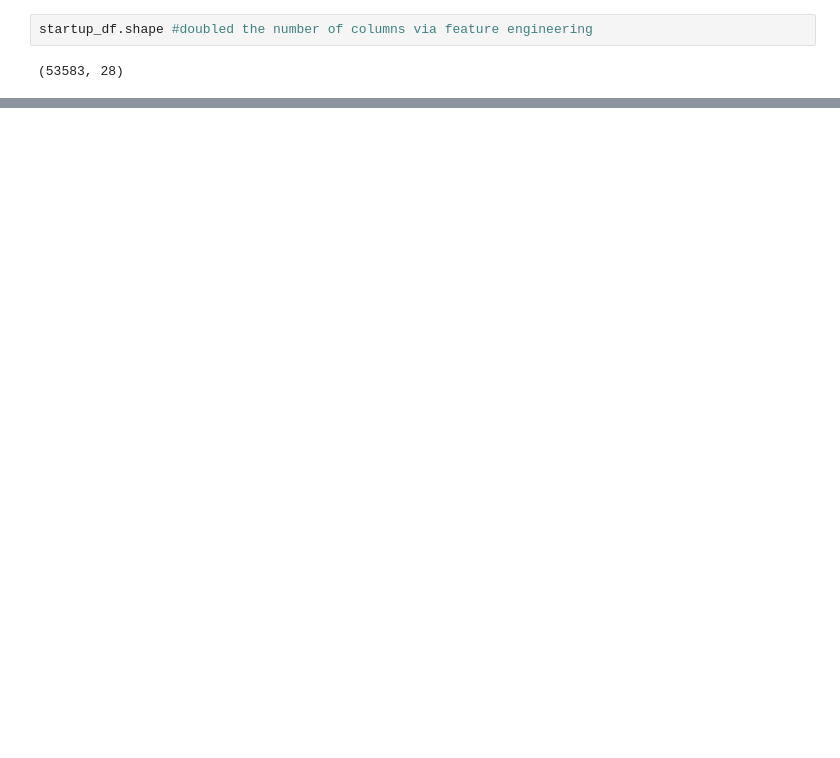
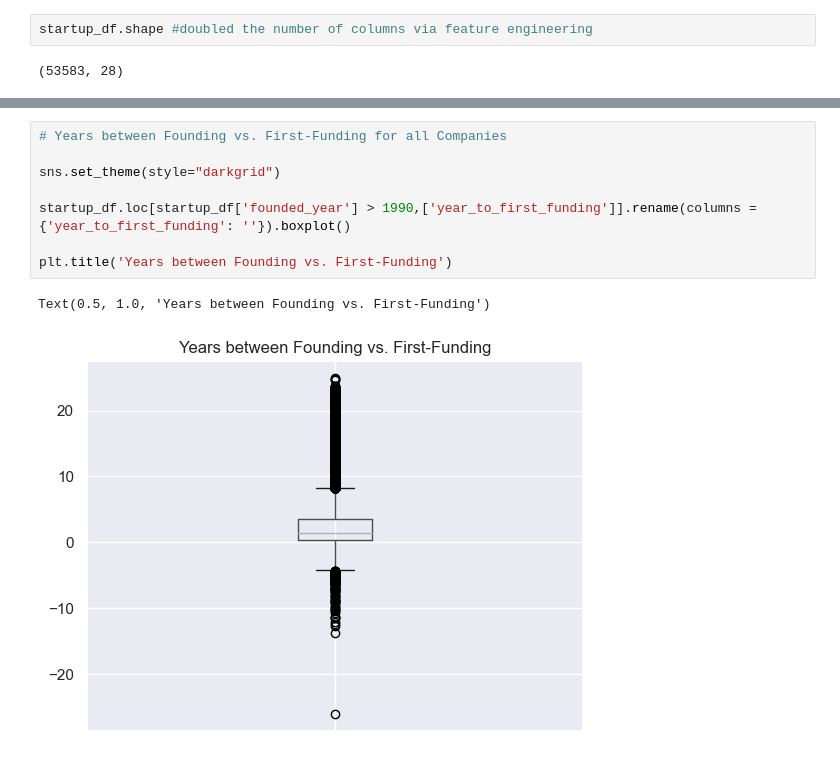
Before and after one commit to Bryce-Ferraro/Python-Project, a Jupyter notebook: Python Project - Research Question 2.ipynb, the cells around one changed output, grey strips where cells are left out. Drawn from its saved outputs; the diff is of its cells as text; blank space fills up the shorter version.

```diff
--- a/Python Project - Research Question 2.ipynb
+++ b/Python Project - Research Question 2.ipynb
@@ -187,0 +202,11 @@ startup_df_categories.head()
+# %%
+# Years between Founding vs. First-Funding for all Companies
+
+sns.set_theme(style="darkgrid")
+
+startup_df.loc[startup_df['founded_year'] > 1990,['year_to_first_funding']].rename(columns = {'year_to_first_funding': ''}).boxplot()
+
+plt.title('Years between Founding vs. First-Funding')
+# %% [output]
+Text(0.5, 1.0, 'Years between Founding vs. First-Funding')
+[figure, added]
```
Also changed, not shown: parts of 5 cells of this notebook.
